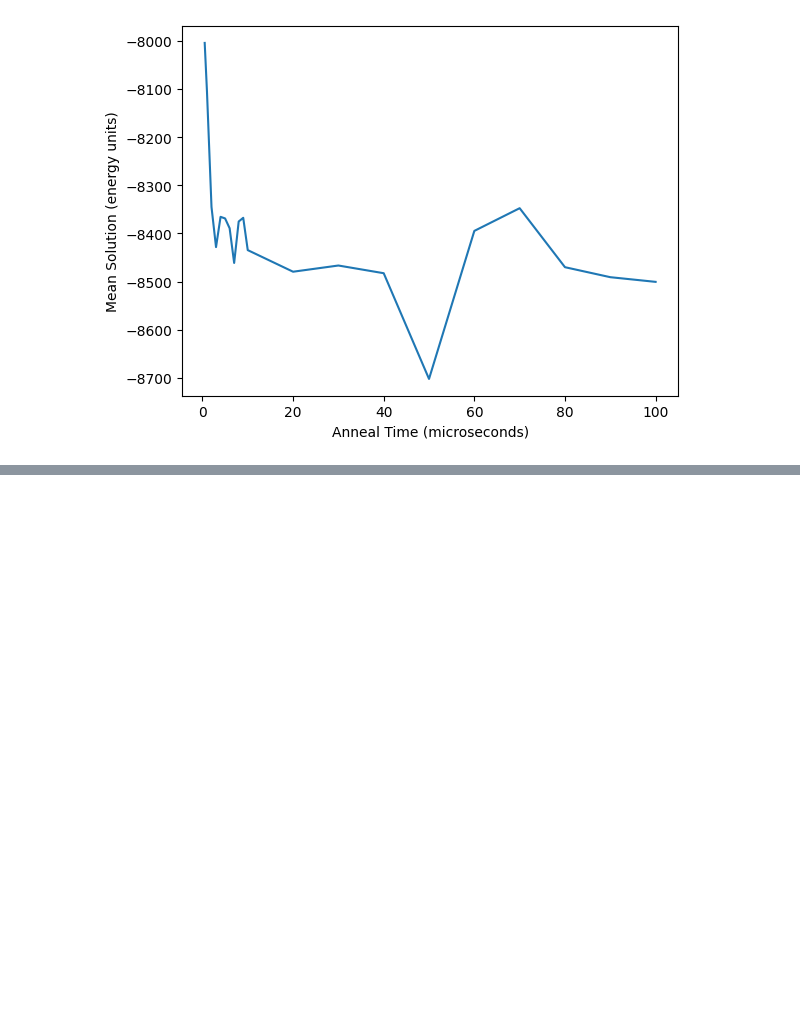
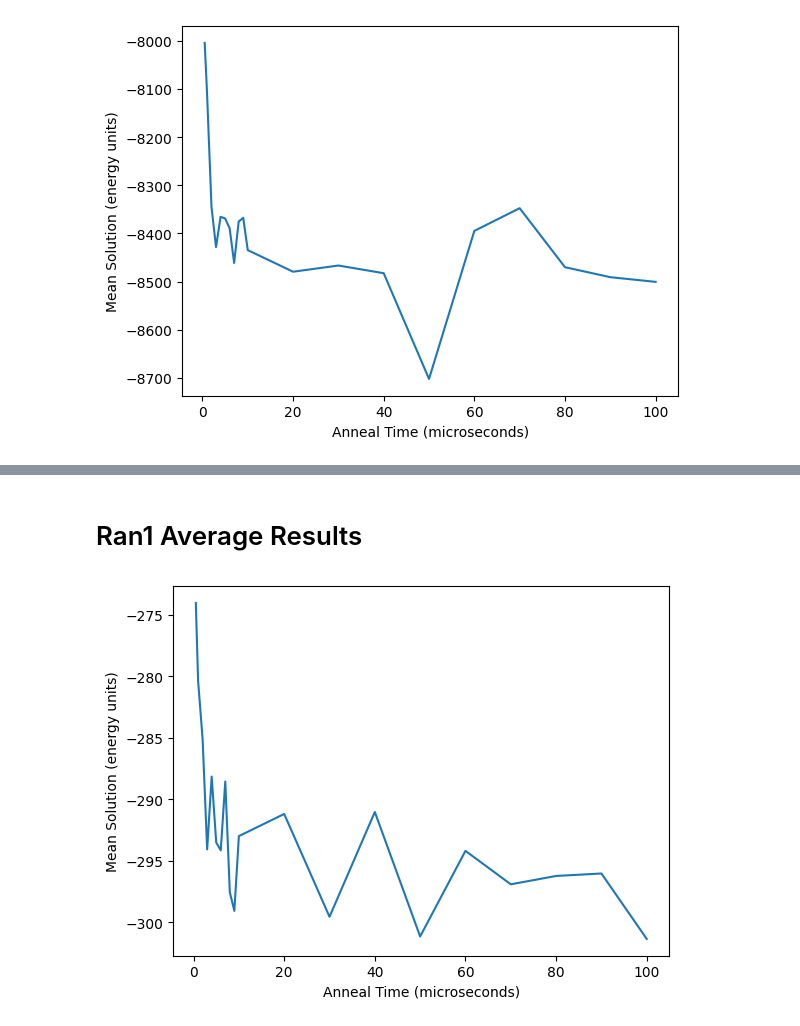
Before and after one commit to krobbinsgit/NativeSpeedTest, a Jupyter notebook: first.ipynb, the cells around one changed output, grey strips where cells are left out. Drawn from its saved outputs; the diff is of its cells as text; code cells hidden in the pictures; blank space fills up the shorter version.

```diff
--- a/first.ipynb
+++ b/first.ipynb
@@ -123,0 +163,16 @@ Unfortunately this is basically what I expected. At really short anneal times th
+# %% [markdown]
+# Ran1 Average Results
+# %%
+bqm = generators.ran_r(1,dnx.pegasus_graph(3))
+time_list = []
+# for t in [0.5,1.0,10,50,100,250,500,1000,1500,2000]:
+for t in [0.5,1.0,2,3,4,5,6,7,8,9,10,20,30,40,50,60,70,80,90,100]:
+    sset = sampler.sample(bqm,num_reads = 100, annealing_time = t)
+    avg = sum(sset.record['num_occurrences'][i]* sset.record['energy'][i] for i in range(len(sset.record['energy'])))/sum(sset.record['num_occurrences'])
+    time_list.append((t,avg))
+plt.plot([t[0] for t in time_list],[t[1] for t in time_list])
+plt.xlabel('Anneal Time (microseconds)')
+plt.ylabel('Mean Solution (energy units)')
+plt.show()
+# %% [output]
+[figure, added]
```
Also changed, not shown: parts of 5 cells of this notebook.
